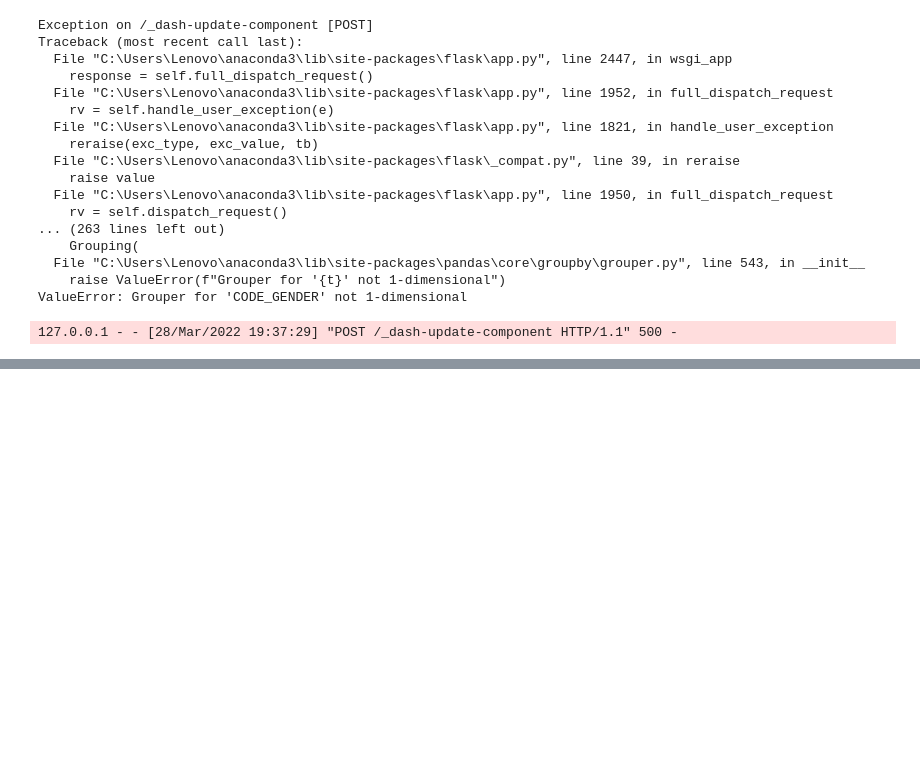
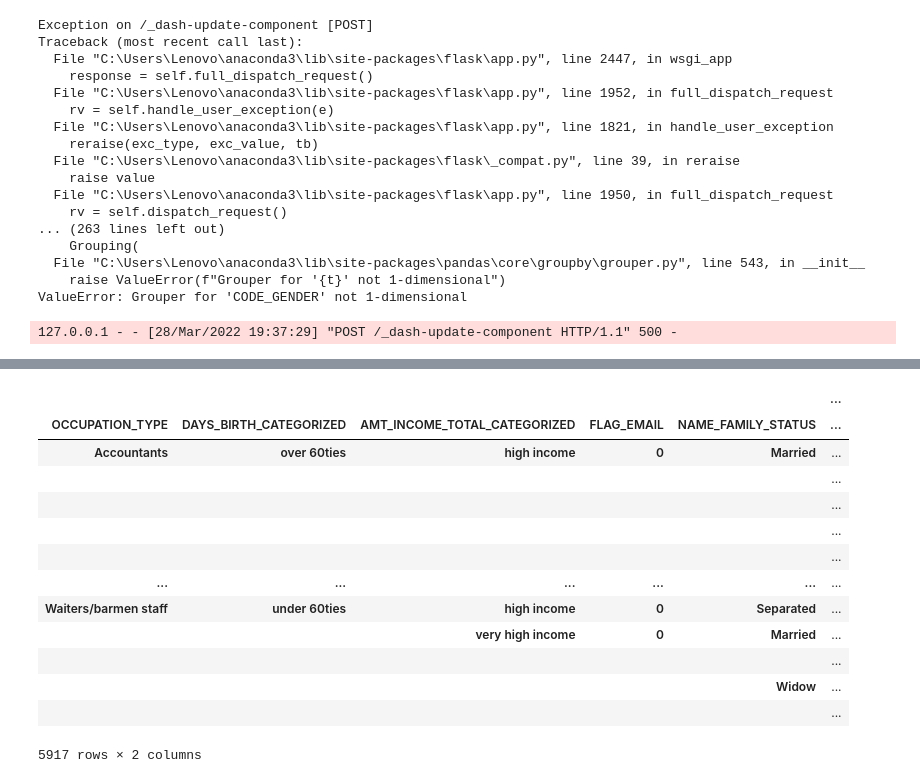
Before and after one commit to infoshareacademy/jdszr6-slytherin_group, a Jupyter notebook: PYTHON_project/Master/Credit_Approval.ipynb, the cells around one changed output, grey strips where cells are left out. Cells and saved outputs as stored; diff of their text form; code cells hidden in the pictures; blank space fills up the shorter version.

```diff
--- a/PYTHON_project/Master/Credit_Approval.ipynb
+++ b/PYTHON_project/Master/Credit_Approval.ipynb
@@ -493,0 +581,46 @@ ValueError: Grouper for 'CODE_GENDER' not 1-dimensional
+# %%
+new_file.drop("FLAG_OWN_CAR", axis="columns", inplace=True)
+new_file.drop("FLAG_OWN_REALTY", axis="columns", inplace=True)
+new_file.drop("CNT_CHILDREN", axis="columns", inplace=True)
+new_file.drop("AMT_INCOME_TOTAL", axis="columns", inplace=True)
+new_file.drop("NAME_HOUSING_TYPE", axis="columns", inplace=True)
+# %%
+new_file.drop("CODE_GENDER", axis="columns", inplace=True)
+new_file.drop("DAYS_BIRTH", axis="columns", inplace=True)
+new_file.drop("DAYS_EMPLOYED", axis="columns", inplace=True)
+new_file.drop("FLAG_WORK_PHONE", axis="columns", inplace=True)
+# %%
+new_file.drop("FLAG_PHONE", axis="columns", inplace=True)
+new_file.drop("CNT_FAM_MEMBERS", axis="columns", inplace=True)
+new_file.drop("MONTHS_BALANCE", axis="columns", inplace=True)
+new_file.drop("STATUS", axis="columns", inplace=True)
+# %%
+new_file.drop("LAST_RECORD", axis="columns", inplace=True)
+new_file.drop("MONTHS", axis="columns", inplace=True)
+new_file.drop("ACTIVE", axis="columns", inplace=True)
+new_file.drop("PARTIAL_STATUS", axis="columns", inplace=True)
+new_file.drop("TOTAL_STATUS", axis="columns", inplace=True)
+new_file.drop("CNT_CHILDREN_CATEGORIZED", axis="columns", inplace=True)
+new_file.drop("DAYS_EMPLOYED_CATEGORIZED", axis="columns", inplace=True)
+# %%
+#matrix preparation
+
+matrix=new_file.groupby(["OCCUPATION_TYPE","DAYS_BIRTH_CATEGORIZED","AMT_INCOME_TOTAL_CATEGORIZED","FLAG_EMAIL","NAME_FAMILY_STATUS","NAME_EDUCATION_TYPE",
+                     "NAME_INCOME_TYPE", "CNT_FAM_MEMBERS_CATEGORIZED","GOOD_BAD"]).count()
+
+matrix
+# %% [output]
+|  |  |  |  |  | ... |
+| OCCUPATION_TYPE | DAYS_BIRTH_CATEGORIZED | AMT_INCOME_TOTAL_CATEGORIZED | FLAG_EMAIL | NAME_FAMILY_STATUS | ... |
+| Accountants | over 60ties | high income | 0 | Married | ... |
+|  |  |  |  |  | ... |
+|  |  |  |  |  | ... |
+|  |  |  |  |  | ... |
+|  |  |  |  |  | ... |
+| ... | ... | ... | ... | ... | ... |
+| Waiters/barmen staff | under 60ties | high income | 0 | Separated | ... |
+|  |  | very high income | 0 | Married | ... |
+|  |  |  |  |  | ... |
+|  |  |  |  | Widow | ... |
+|  |  |  |  |  | ... |
+5917 rows × 2 columns
```
Also changed, not shown: parts of 7 cells of this notebook.
